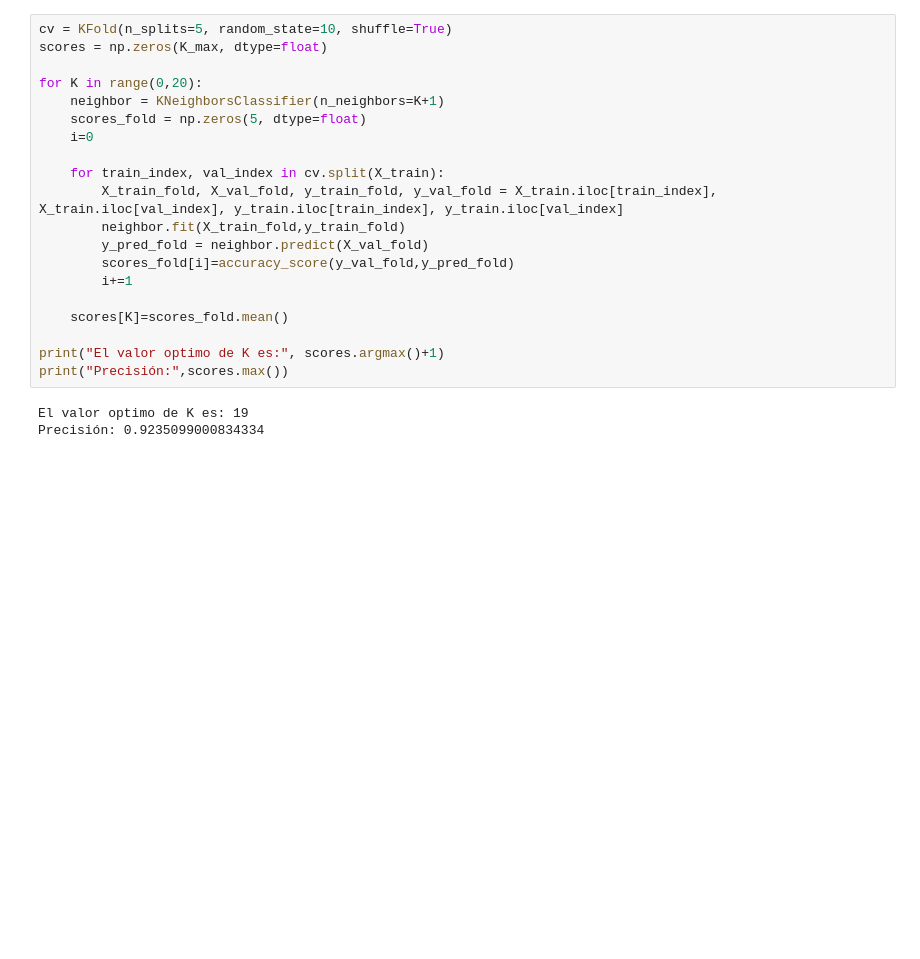
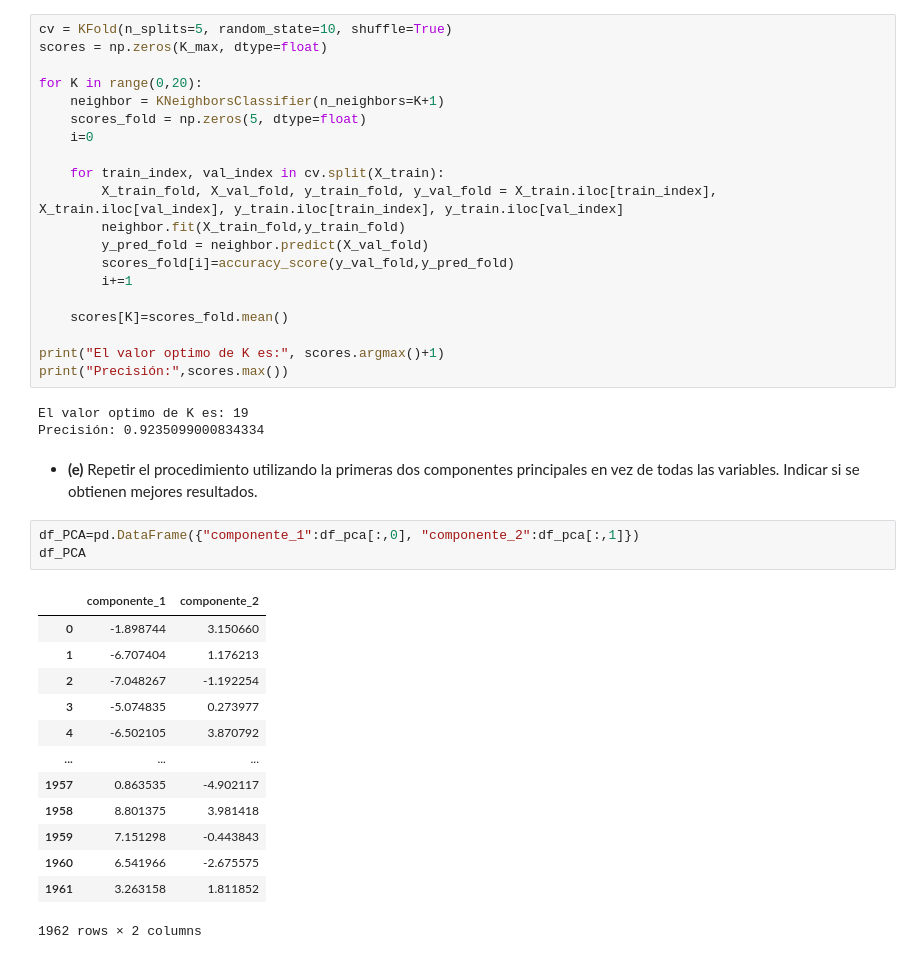
Before and after one commit to mgresnik/trabajo_practico_nro_2, a Jupyter notebook: Laboratorio_de_datos_(LCD)_IC_2024_Trabajo_Práctico_N°_2.ipynb, the cells around one changed output. Saved outputs shown, nothing was run; the diff lists cells and outputs as text; blank space fills up the shorter version.

```diff
--- a/Laboratorio_de_datos_(LCD)_IC_2024_Trabajo_Práctico_N°_2.ipynb
+++ b/Laboratorio_de_datos_(LCD)_IC_2024_Trabajo_Práctico_N°_2.ipynb
@@ -572,3 +572,22 @@ print("Precisión:",scores.max())
 # %% [output]
 El valor optimo de K es: 19
 Precisión: 0.9235099000834334
+# %% [markdown]
+*   **(e)** Repetir el procedimiento utilizando la primeras dos componentes principales en vez de todas las variables. Indicar si se obtienen mejores resultados.
+# %%
+df_PCA=pd.DataFrame({"componente_1":df_pca[:,0], "componente_2":df_pca[:,1]})
+df_PCA
+# %% [output]
+|  | componente_1 | componente_2 |
+| 0 | -1.898744 | 3.150660 |
+| 1 | -6.707404 | 1.176213 |
+| 2 | -7.048267 | -1.192254 |
+| 3 | -5.074835 | 0.273977 |
+| 4 | -6.502105 | 3.870792 |
+| ... | ... | ... |
+| 1957 | 0.863535 | -4.902117 |
+| 1958 | 8.801375 | 3.981418 |
+| 1959 | 7.151298 | -0.443843 |
+| 1960 | 6.541966 | -2.675575 |
+| 1961 | 3.263158 | 1.811852 |
+1962 rows × 2 columns
```
Also changed, not shown: parts of 4 cells of this notebook.
